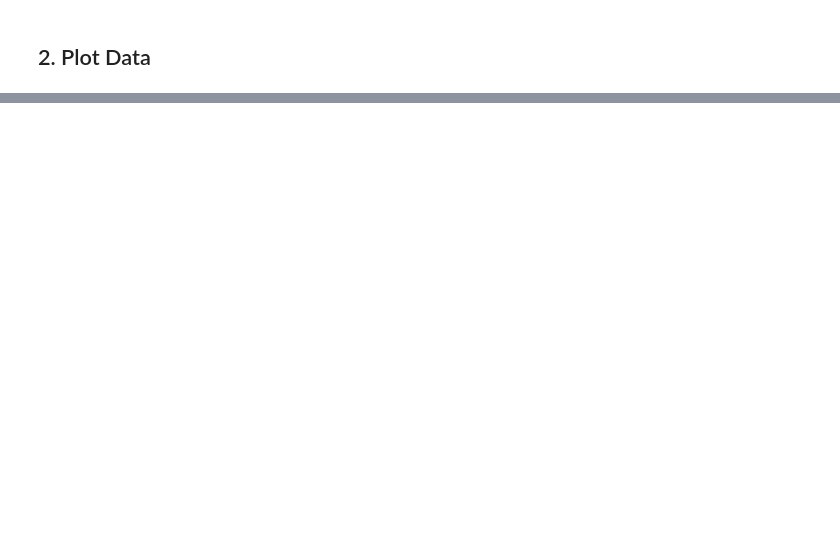
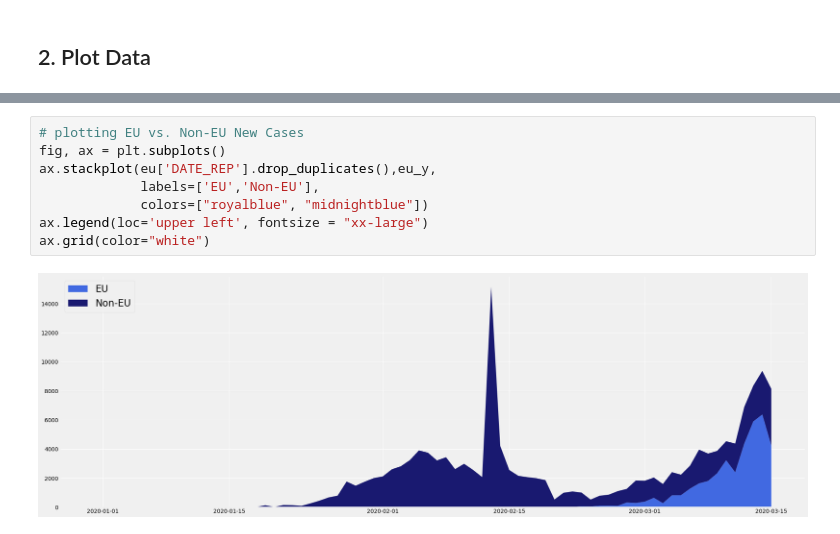
Before and after one commit to pkluitenberg/COVID-19, a Jupyter notebook: covid19.ipynb, the cells around one changed output, grey strips where cells are left out. Drawn from its saved outputs; the diff is of its cells as text; blank space fills up the shorter version.

```diff
--- a/covid19.ipynb
+++ b/covid19.ipynb
@@ -134,0 +152,10 @@ ax.grid(color='darkgrey')
+# %%
+# plotting EU vs. Non-EU New Cases
+fig, ax = plt.subplots()
+ax.stackplot(eu['DATE_REP'].drop_duplicates(),eu_y,
+             labels=['EU','Non-EU'],
+             colors=["royalblue", "midnightblue"])
+ax.legend(loc='upper left', fontsize = "xx-large")
+ax.grid(color="white")
+# %% [output]
+[figure, added]
```
Also changed, not shown: parts of 4 cells of this notebook.
